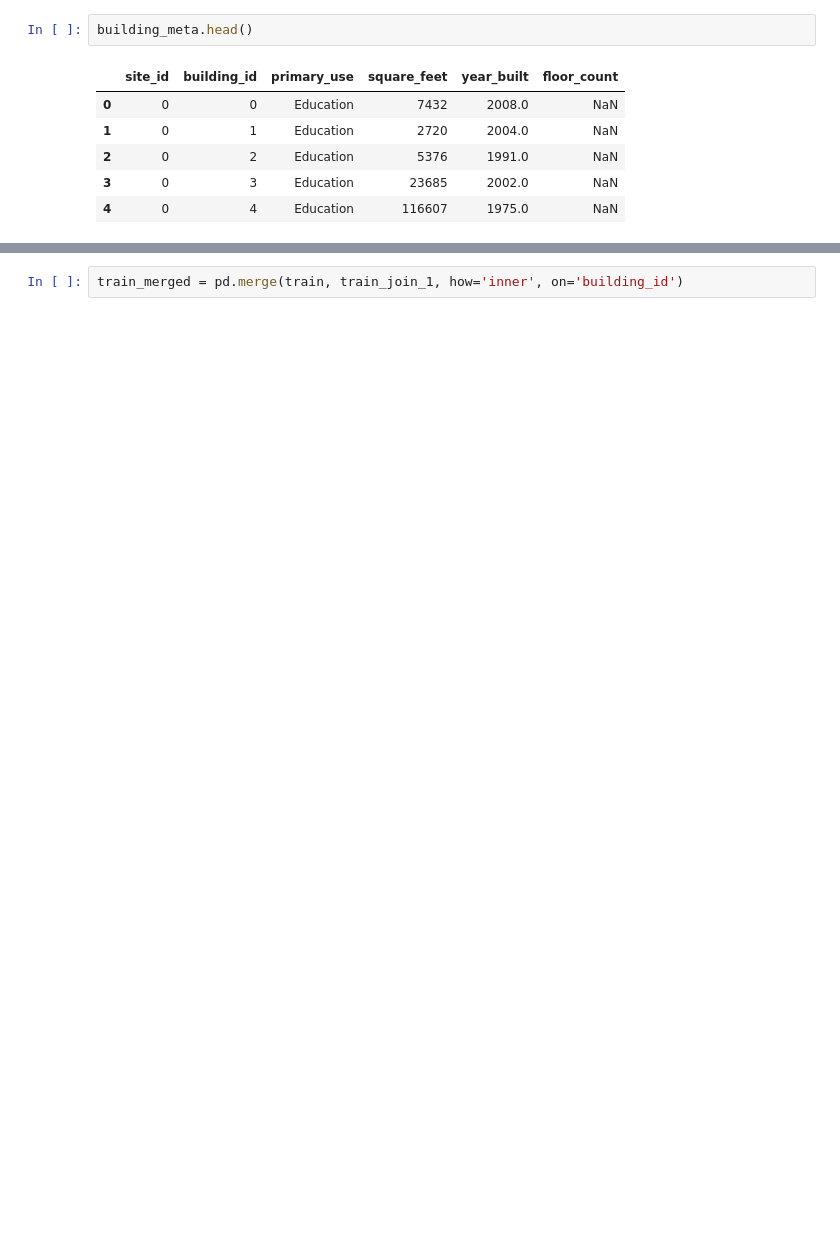
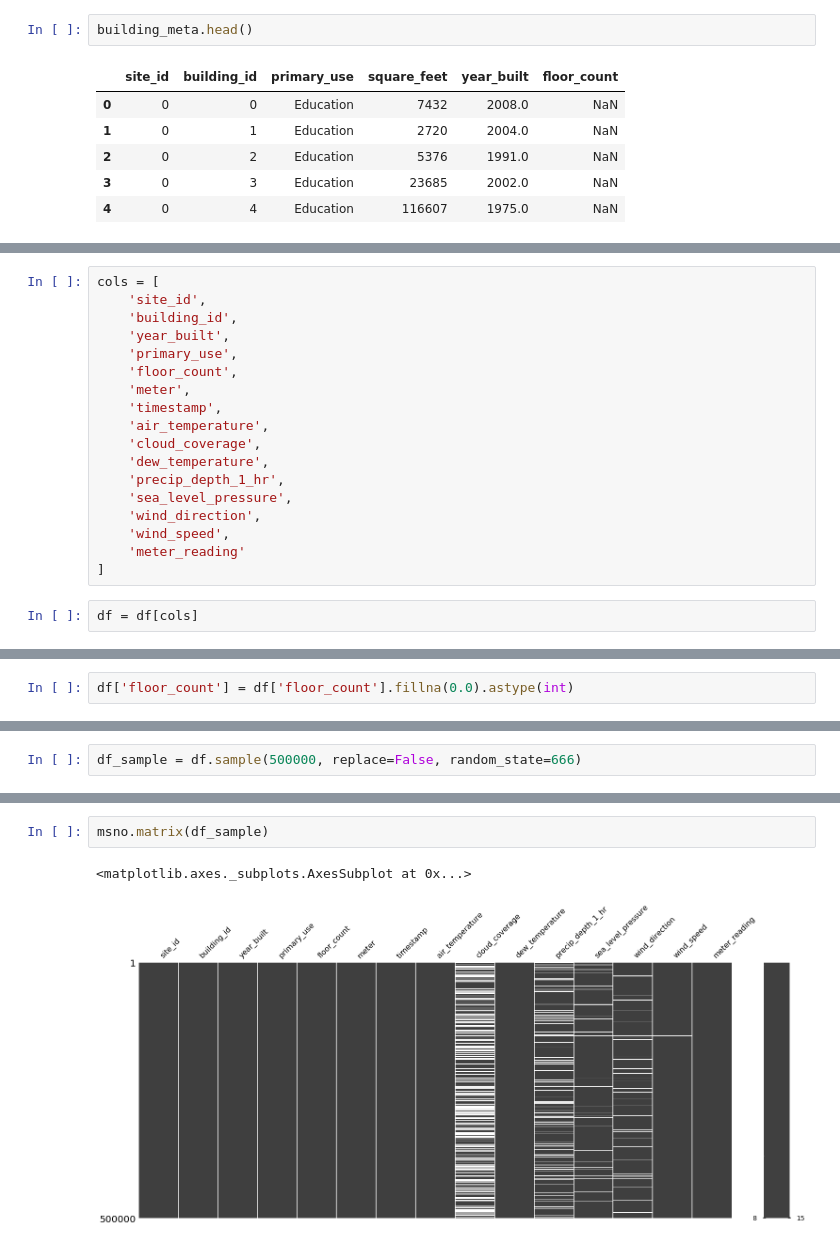
Before and after one commit to ovaisnazir/Master-Thesis, a Jupyter notebook: notebooks/0.0-vcp-draft-experimental.ipynb, the cells around one changed output, grey strips where cells are left out. Saved outputs shown, nothing was run; the diff lists cells and outputs as text; blank space fills up the shorter version.

```diff
--- a/notebooks/0.0-vcp-draft-experimental.ipynb
+++ b/notebooks/0.0-vcp-draft-experimental.ipynb
@@ -75,0 +332,20 @@ train_join_1 = pd.merge(building_meta, weather_train, how='inner', on='site_id')
+# %%
+cols = [
+    'site_id',
+    'building_id',
+    'year_built',
+    'primary_use',
+    'floor_count',
+    'meter',
+    'timestamp',
+    'air_temperature',
+    'cloud_coverage',
+    'dew_temperature',
+    'precip_depth_1_hr',
+    'sea_level_pressure',
+    'wind_direction',
+    'wind_speed',
+    'meter_reading'
+]
+# %%
+df = df[cols]
@@ -75,0 +388,2 @@ train_join_1 = pd.merge(building_meta, weather_train, how='inner', on='site_id')
+# %%
+df['floor_count'] = df['floor_count'].fillna(0.0).astype(int)
@@ -76 +422,3 @@ train_join_1 = pd.merge(building_meta, weather_train, how='inner', on='site_id')
+# %%
+df_sample = df.sample(500000, replace=False, random_state=666)
 # %%
@@ -87,2 +426,5 @@ train_join_1.head()
-# %%
-train_merged = pd.merge(train, train_join_1, how='inner', on='building_id')
+# %%
+msno.matrix(df_sample)
+# %% [output]
+<matplotlib.axes._subplots.AxesSubplot at 0x...>
+[figure, added]
```
Also changed, not shown: parts of 60 cells of this notebook, 3 other files.
